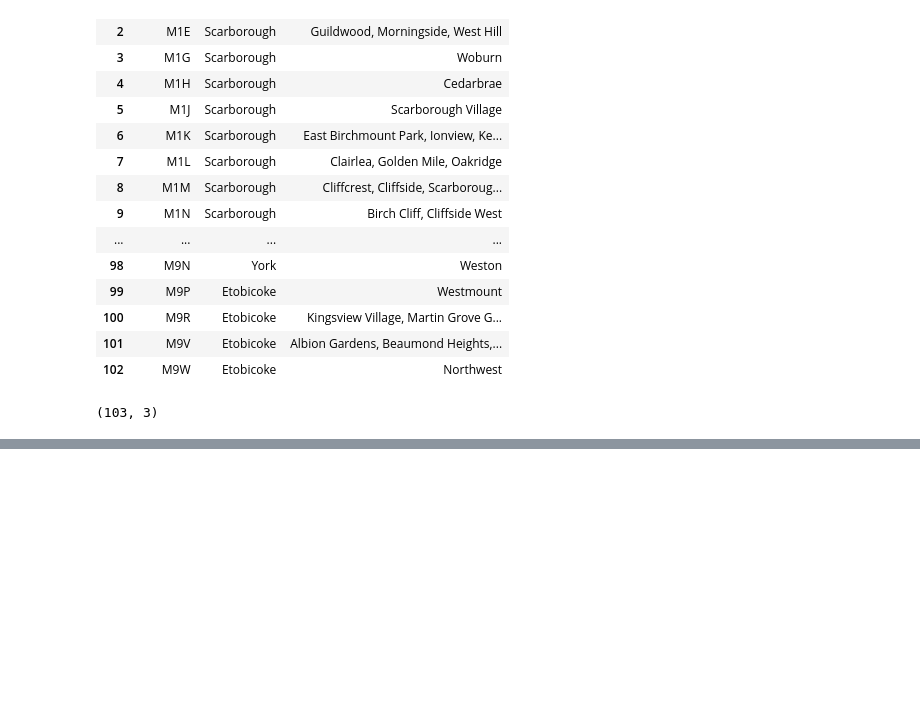
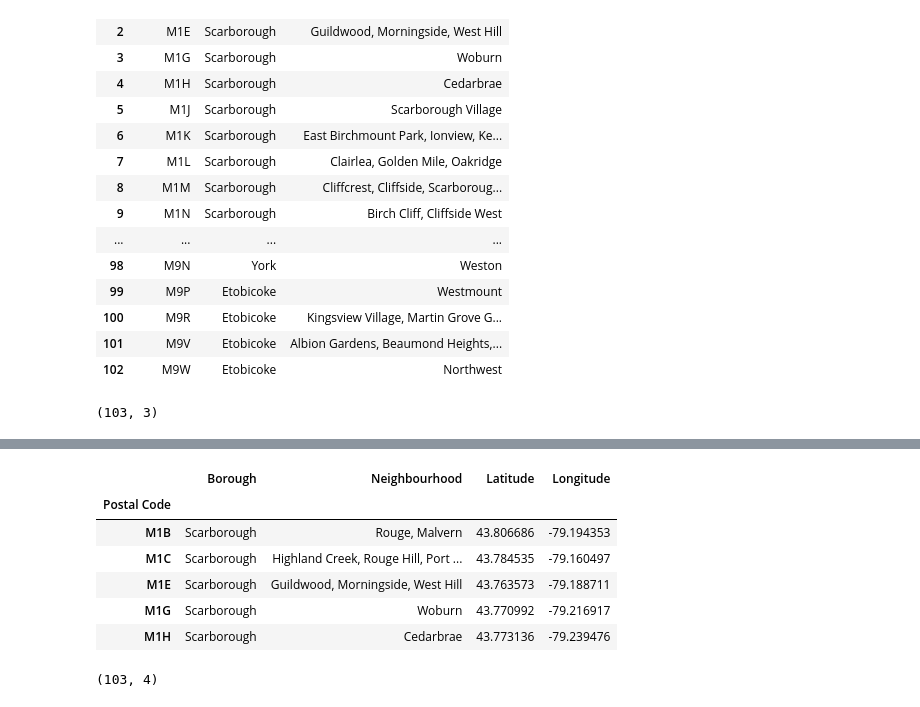
Before and after one commit to adnan3353/Clustering-Neighborhoods-in-Toronto, a Jupyter notebook: Clustering Neighborhoods in Toronto.ipynb, the cells around one changed output, grey strips where cells are left out. Drawn from its saved outputs; the diff is of its cells as text; code cells hidden in the pictures; blank space fills up the shorter version.

Commit message:
Add files via upload
PART_TWO

```diff
--- a/Clustering Neighborhoods in Toronto.ipynb
+++ b/Clustering Neighborhoods in Toronto.ipynb
@@ -106,0 +114,6 @@ Toronto_df.shape
+# %%
+# Re-import our Toronto neighborhood csv to dataframe in PART 1
+Part1_data_csv = "Toronto.PART_1_df.csv"
+Toronto_df = pd.read_csv(Part1_data_csv).set_index("Postcode")
+Toronto_df.rename_axis("Postal Code", axis='index', inplace=True)
+Toronto_df.head()
@@ -106,0 +130,5 @@ Toronto_df.shape
+# %%
+#  Retrieve the geographical coordinates of each postal code from the given link to a csv file
+toronto_geo = 'https://cocl.us/Geospatial_data'
+geo_data = pd.read_csv(toronto_geo).set_index("Postal Code")
+geo_data.head()
@@ -106,0 +143,18 @@ Toronto_df.shape
+# %%
+# Combining Two data frames with mapped postcodes
+toronto_neighborhoods = Toronto_df.join(geo_data)
+toronto_neighborhoods.head()
+# %% [output]
+|  | Borough | Neighbourhood | Latitude | Longitude |
+| Postal Code |  |  |  |  |
+| M1B | Scarborough | Rouge, Malvern | 43.806686 | -79.194353 |
+| M1C | Scarborough | Highland Creek, Rouge Hill, Port ... | 43.784535 | -79.160497 |
+| M1E | Scarborough | Guildwood, Morningside, West Hill | 43.763573 | -79.188711 |
+| M1G | Scarborough | Woburn | 43.770992 | -79.216917 |
+| M1H | Scarborough | Cedarbrae | 43.773136 | -79.239476 |
+# %%
+# Export toronto_neighborhoods to csv
+toronto_neighborhoods.to_csv('Toronto.PART_2_df.csv',index=False)
+toronto_neighborhoods.shape
+# %% [output]
+(103, 4)
```
Also changed, not shown: parts of 6 cells of this notebook.
